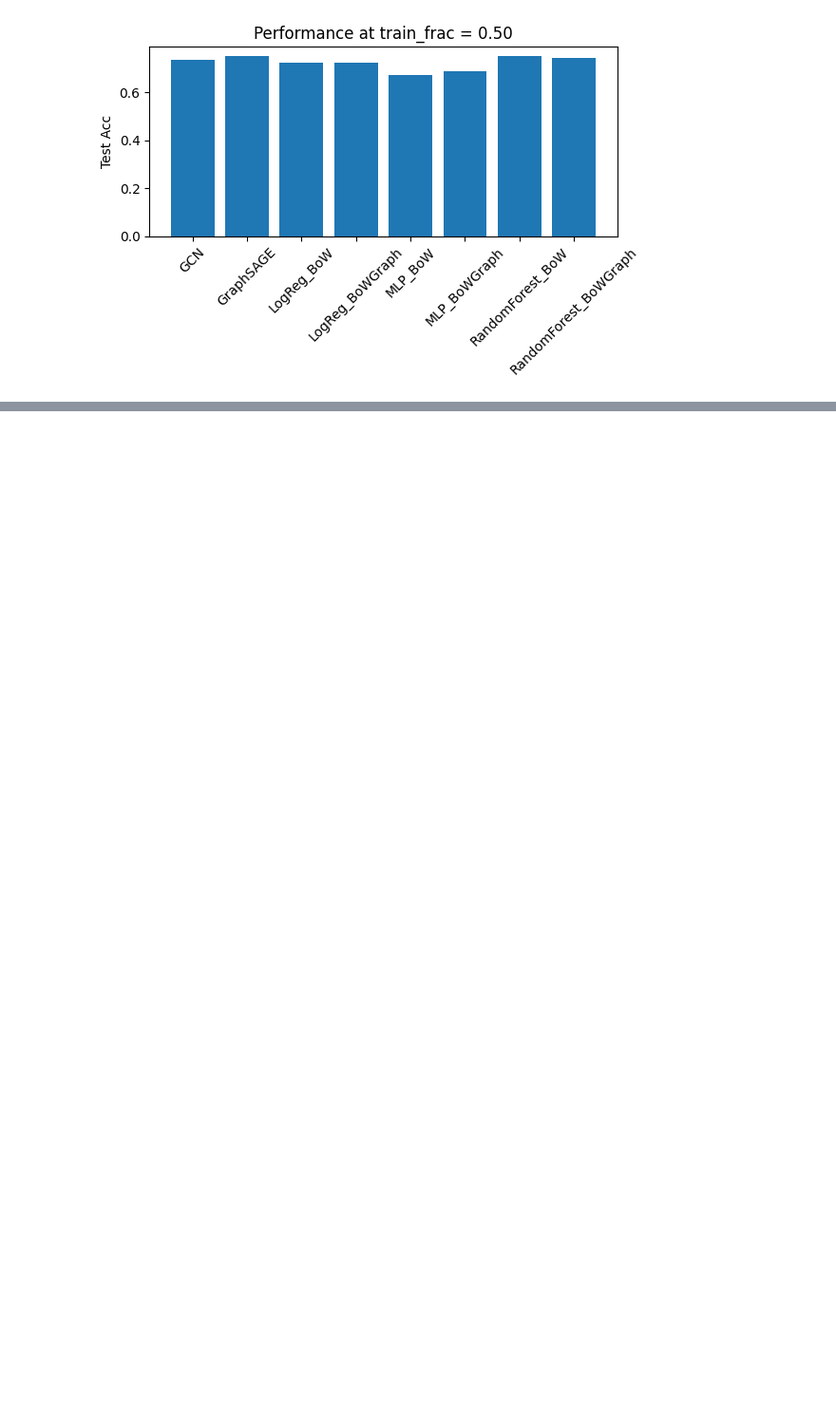
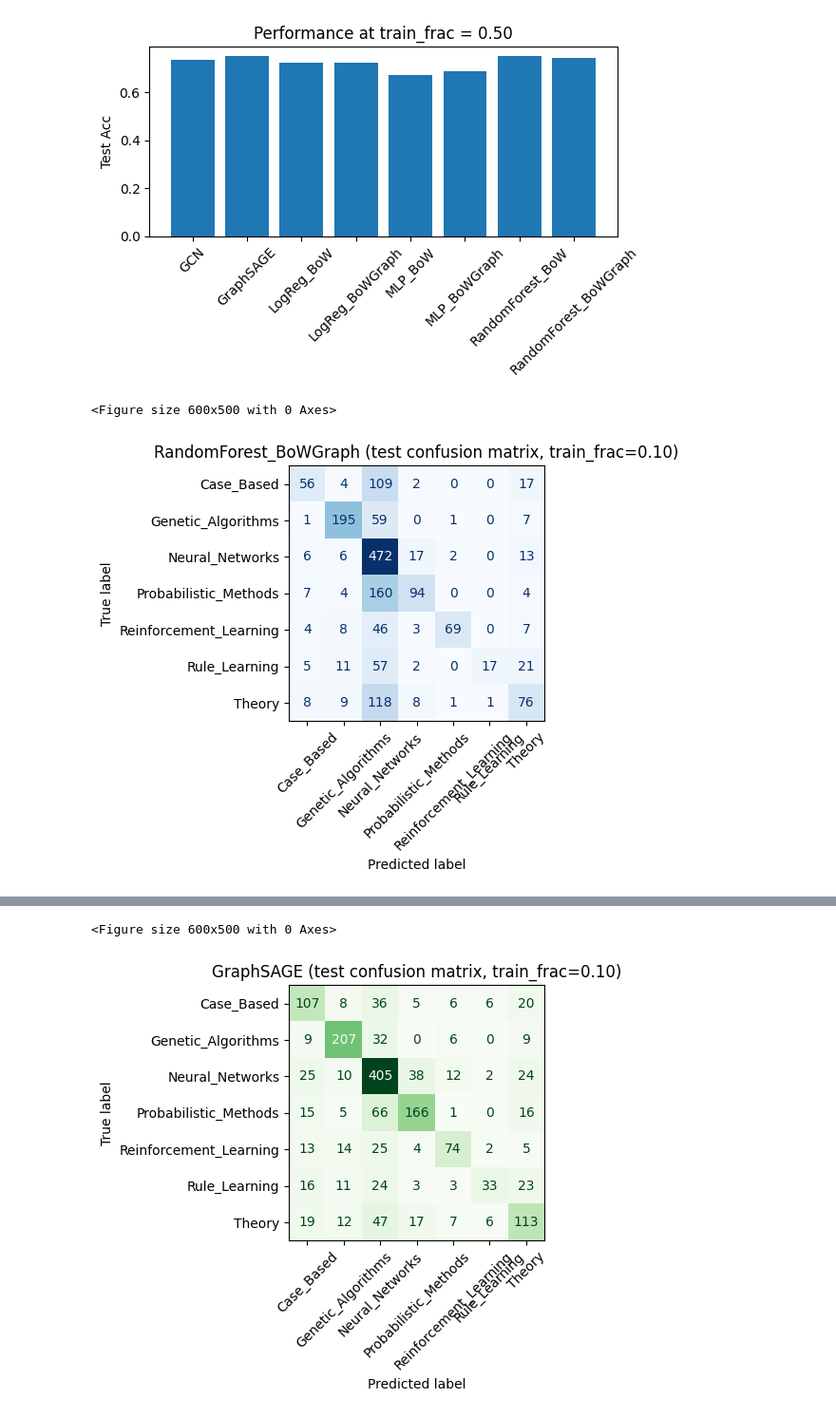
Before and after one commit to wdangds/replicate-gnn, a Jupyter notebook: notebooks/02_gcn_graphsage.ipynb, the cells around one changed output, grey strips where cells are left out. Shown at 95% size. Cells and saved outputs as stored; diff of their text form; code cells hidden in the pictures; blank space fills up the shorter version.

```diff
--- a/notebooks/02_gcn_graphsage.ipynb
+++ b/notebooks/02_gcn_graphsage.ipynb
@@ -1033,3 +1090,12 @@ exp.plot_overall(all_results, metric="test_acc")
 exp.plot_split(all_results, train_frac=0.50, metric="test_acc")
 # %% [output]
 [figure]
+# %%
+exp.plot_confusion_matrices_rf_sage(
+    train_frac=0.10,
+    use_graph_features=True,   # RF uses BoW+graph; set False for BoW-only
+    normalize=None,          # or None for raw counts
+)
+# %% [output]
+<Figure size 600x500 with 0 Axes>
+[figure, added]
@@ -1035,0 +1105,2 @@ exp.plot_split(all_results, train_frac=0.50, metric="test_acc")
+<Figure size 600x500 with 0 Axes>
+[figure, added]
```
Also changed, not shown: parts of 10 cells of this notebook.
